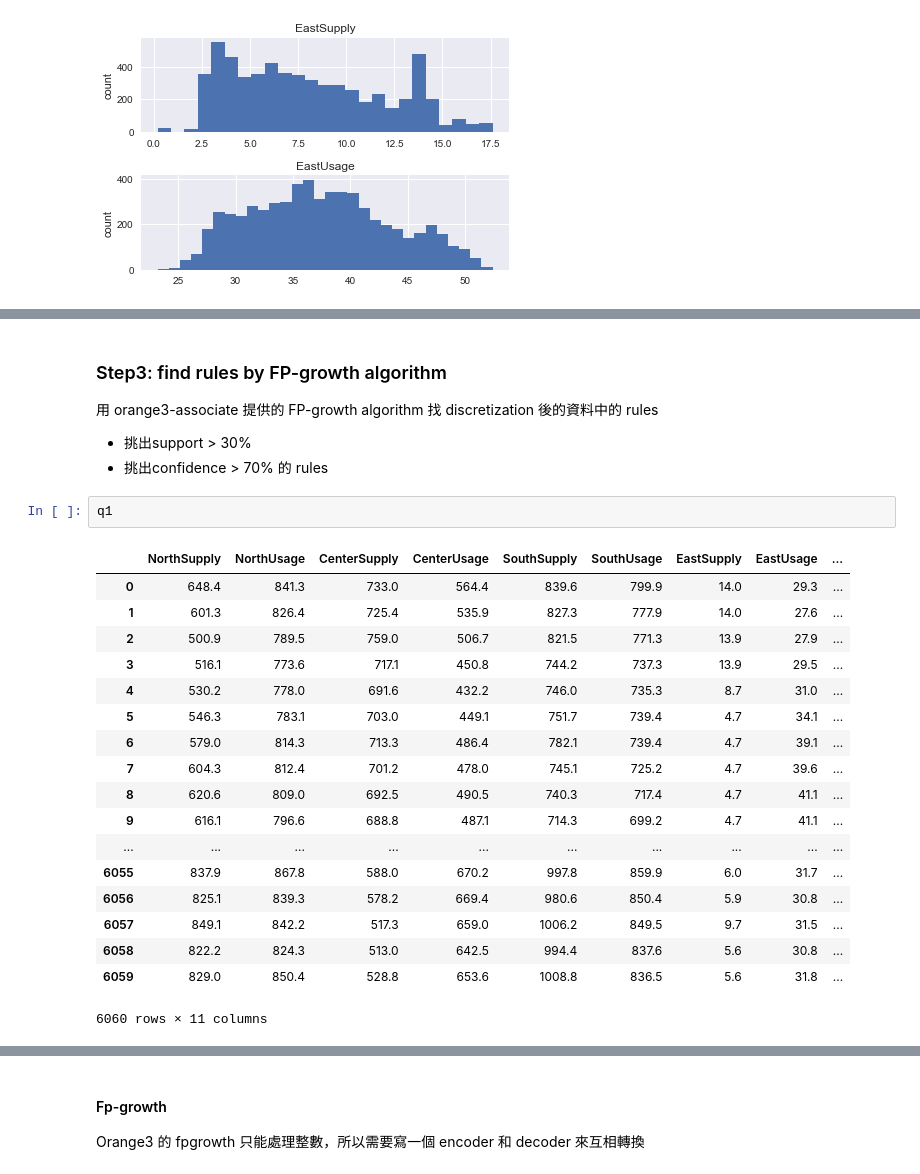
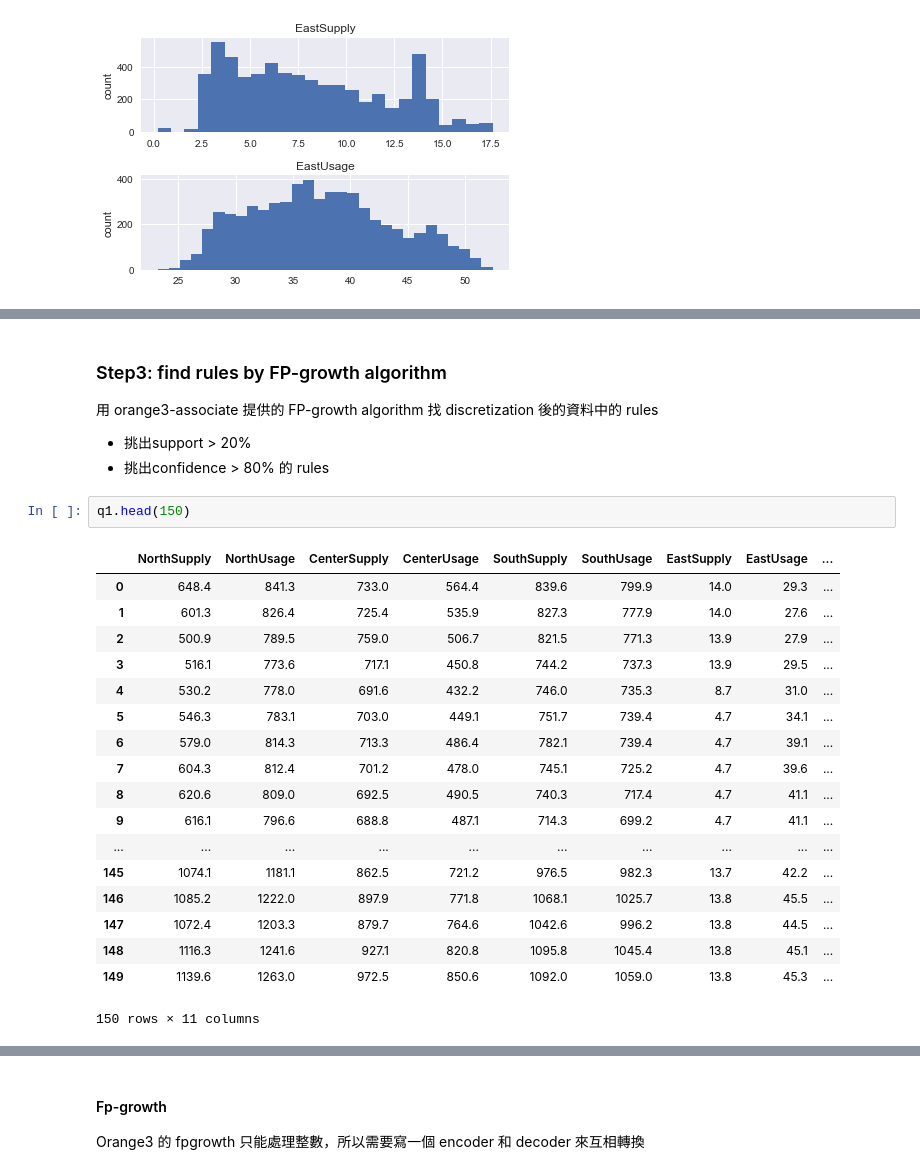
Before and after one commit to Coslate/DataMining_Lab2, a Jupyter notebook: DM106-2_Lab2_Power.ipynb, the cells around one changed output, grey strips where cells are left out. Drawn from its saved outputs; the diff is of its cells as text.

```diff
--- a/DM106-2_Lab2_Power.ipynb
+++ b/DM106-2_Lab2_Power.ipynb
@@ -239,29 +311,29 @@ for i in range(len(result)):
 
 用 orange3-associate 提供的 FP-growth algorithm 找 discretization 後的資料中的 rules
 
-- 挑出support > 30%
-- 挑出confidence > 70% 的 rules
+- 挑出support > 20%
+- 挑出confidence > 80% 的 rules
 # %%
-q1
+q1.head(150)
 # %% [output]
 |  | NorthSupply | NorthUsage | CenterSupply | CenterUsage | SouthSupply | SouthUsage | EastSupply | EastUsage | ... |
 | 0 | 648.4 | 841.3 | 733.0 | 564.4 | 839.6 | 799.9 | 14.0 | 29.3 | ... |
 | 1 | 601.3 | 826.4 | 725.4 | 535.9 | 827.3 | 777.9 | 14.0 | 27.6 | ... |
 | 2 | 500.9 | 789.5 | 759.0 | 506.7 | 821.5 | 771.3 | 13.9 | 27.9 | ... |
 | 3 | 516.1 | 773.6 | 717.1 | 450.8 | 744.2 | 737.3 | 13.9 | 29.5 | ... |
 | 4 | 530.2 | 778.0 | 691.6 | 432.2 | 746.0 | 735.3 | 8.7 | 31.0 | ... |
 | 5 | 546.3 | 783.1 | 703.0 | 449.1 | 751.7 | 739.4 | 4.7 | 34.1 | ... |
 | 6 | 579.0 | 814.3 | 713.3 | 486.4 | 782.1 | 739.4 | 4.7 | 39.1 | ... |
 | 7 | 604.3 | 812.4 | 701.2 | 478.0 | 745.1 | 725.2 | 4.7 | 39.6 | ... |
 | 8 | 620.6 | 809.0 | 692.5 | 490.5 | 740.3 | 717.4 | 4.7 | 41.1 | ... |
 | 9 | 616.1 | 796.6 | 688.8 | 487.1 | 714.3 | 699.2 | 4.7 | 41.1 | ... |
 | ... | ... | ... | ... | ... | ... | ... | ... | ... | ... |
-| 6055 | 837.9 | 867.8 | 588.0 | 670.2 | 997.8 | 859.9 | 6.0 | 31.7 | ... |
-| 6056 | 825.1 | 839.3 | 578.2 | 669.4 | 980.6 | 850.4 | 5.9 | 30.8 | ... |
-| 6057 | 849.1 | 842.2 | 517.3 | 659.0 | 1006.2 | 849.5 | 9.7 | 31.5 | ... |
-| 6058 | 822.2 | 824.3 | 513.0 | 642.5 | 994.4 | 837.6 | 5.6 | 30.8 | ... |
-| 6059 | 829.0 | 850.4 | 528.8 | 653.6 | 1008.8 | 836.5 | 5.6 | 31.8 | ... |
+| 145 | 1074.1 | 1181.1 | 862.5 | 721.2 | 976.5 | 982.3 | 13.7 | 42.2 | ... |
+| 146 | 1085.2 | 1222.0 | 897.9 | 771.8 | 1068.1 | 1025.7 | 13.8 | 45.5 | ... |
+| 147 | 1072.4 | 1203.3 | 879.7 | 764.6 | 1042.6 | 996.2 | 13.8 | 44.5 | ... |
+| 148 | 1116.3 | 1241.6 | 927.1 | 820.8 | 1095.8 | 1045.4 | 13.8 | 45.1 | ... |
+| 149 | 1139.6 | 1263.0 | 972.5 | 850.6 | 1092.0 | 1059.0 | 13.8 | 45.3 | ... |
-6060 rows × 11 columns
+150 rows × 11 columns
 # %%
 # 合併切過的資料
 month_items = ['Month ' + str(x) for x in q1['Month']]
```
Also changed, not shown: parts of 10 cells of this notebook, 1 other file.
